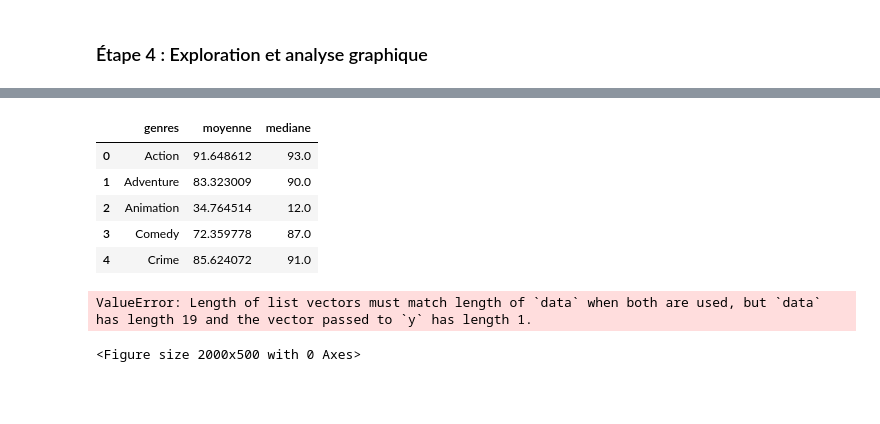
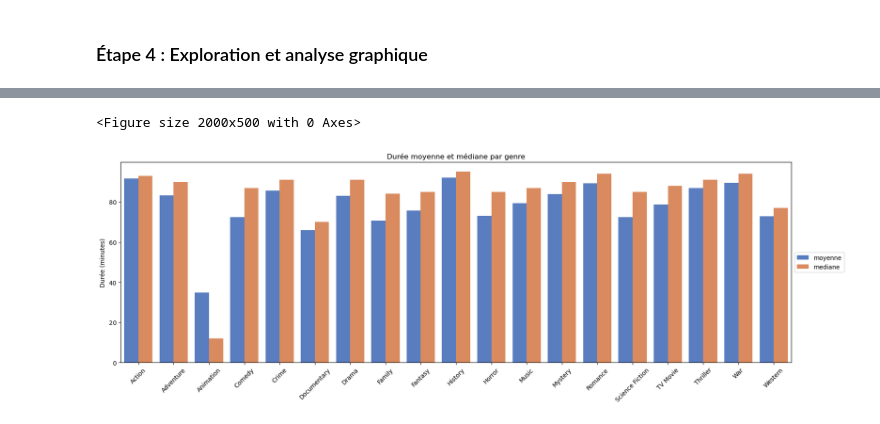
Before and after one commit to jpvt-data/AlgoCinema, a Jupyter notebook: exploration/exploration_tmdb_full.ipynb, the cells around one changed output, grey strips where cells are left out. Drawn from its saved outputs; the diff is of its cells as text; code cells hidden in the pictures; blank space fills up the shorter version.

```diff
--- a/exploration/exploration_tmdb_full.ipynb
+++ b/exploration/exploration_tmdb_full.ipynb
@@ -179,23 +181,24 @@ duree_mediane_genres = df_tmdb.groupby('genres')['runtime'].median()
+# %%
+plt.figure(figsize=(20, 5))
+df_long = pd.melt(df_duree, id_vars='genres', value_vars=['moyenne', 'mediane'],
+                  var_name='statistique', value_name='valeur')
+
+
+# Création du barplot
+plt.figure(figsize=(20, 6))
+sns.barplot(data=df_long, x='genres', y='valeur', hue='statistique', palette='muted')
+plt.title('Durée moyenne et médiane par genre')
+plt.ylabel('Durée (minutes)')
+plt.xlabel('')
+plt.xticks(rotation=45)
+plt.legend(title='', loc='center left', bbox_to_anchor=(1, 0.5))
+plt.show()
+# %% [output]
+<Figure size 2000x500 with 0 Axes>
+[figure, added]
 # %%
-df_duree = pd.DataFrame({})
-df_duree['moyenne']=df_tmdb.groupby('genres')['runtime'].mean()
-df_duree['mediane']=df_tmdb.groupby('genres')['runtime'].median()
-df_duree = df_duree.reset_index()
-df_duree.head()
+#Note moyenne des films par genre:
+df_vote_average = pd.DataFrame({})
+df_vote_average['moyenne'] = df_tmdb.groupby('genres')['vote_average'].mean()
+df_vote_average['mediane'] = df_tmdb.groupby('genres')['vote_average'].median()
+df_vote_average = df_vote_average.reset_index()
-# %% [output]
-|  | genres | moyenne | mediane |
-| 0 | Action | 91.648612 | 93.0 |
-| 1 | Adventure | 83.323009 | 90.0 |
-| 2 | Animation | 34.764514 | 12.0 |
-| 3 | Comedy | 72.359778 | 87.0 |
-| 4 | Crime | 85.624072 | 91.0 |
-# %%
-plt.figure(figsize=(20, 5))
-ax1 = sns.barplot(df_duree, x='genres', y=)
-plt.title("Moyenne et médiane des durées de films par genres")
-plt.xlabel("")
-plt.ylabel("Durée (en min)")
-plt.show()
-# %% [output]
-ValueError: Length of list vectors must match length of `data` when both are used, but `data` has length 19 and the vector passed to `y` has length 1.
-<Figure size 2000x500 with 0 Axes>
```
Also changed, not shown: parts of 8 cells of this notebook.
